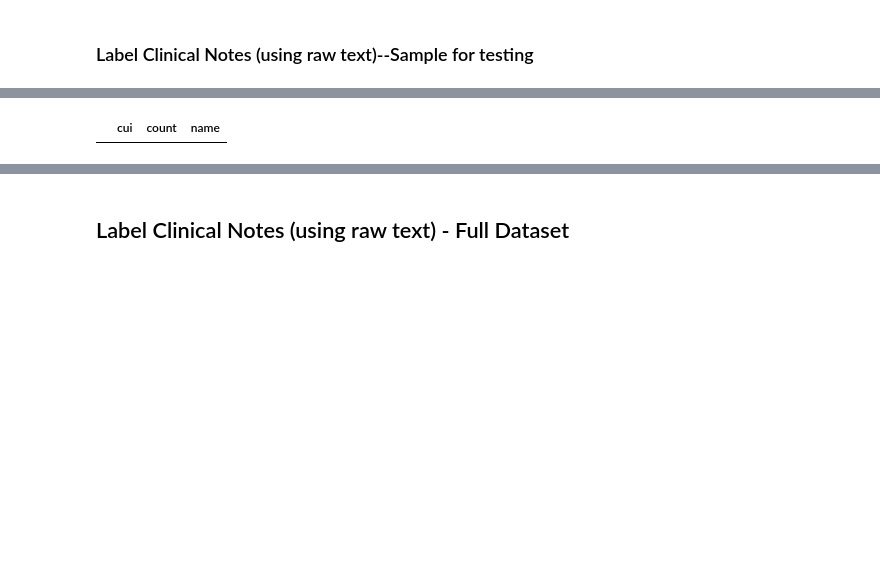
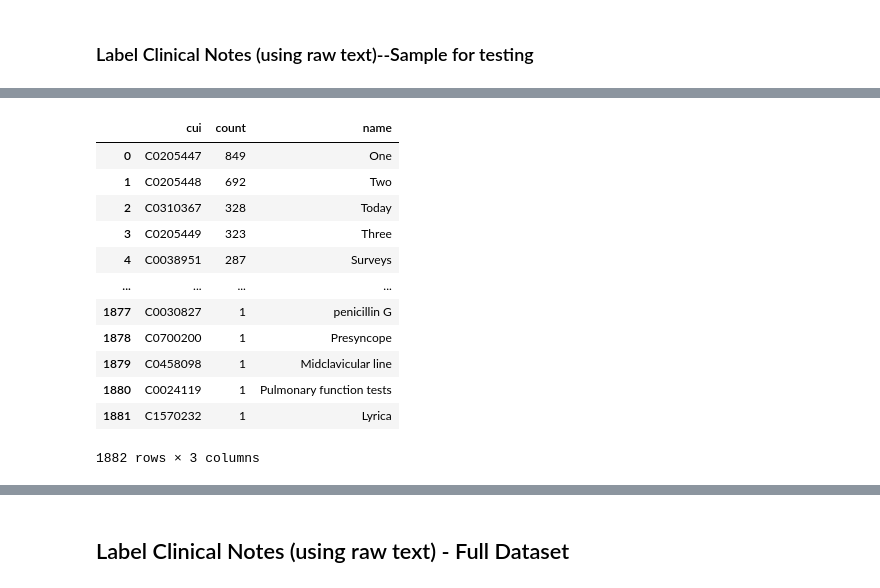
Before and after one commit to April-Taylor/NLP-Qualifications-Project, a Jupyter notebook: Revised_Paired_MIMIC_NLP_ATaylor_Project.ipynb, the cells around one changed output, grey strips where cells are left out. Cells and saved outputs as stored; diff of their text form; code cells hidden in the pictures; blank space fills up the shorter version.

```diff
--- a/Revised_Paired_MIMIC_NLP_ATaylor_Project.ipynb
+++ b/Revised_Paired_MIMIC_NLP_ATaylor_Project.ipynb
@@ -1498,0 +1518,3 @@ nlp = spacy.load("en_core_web_lg")
+# %%
+# Add the entity linker to the pipeline
+nlp.add_pipe("scispacy_linker", config={"resolve_abbreviations": True, "name": "umls"})
@@ -1621,6 +1664,9 @@ NameError: name 'List' is not defined
 # %%
 # Delete chunk to re-run fresh sample
 delete_linked_chunk(0, 1000, output_dir="linked_sample_chunks")
+
+# Create the linker object
+umls_linker = UMLSLinker(nlp)
 
 # Link 1000 sample notes using ROW_IDs
 sample_subset = noteevents.dropna(subset=["TEXT"]).sample(n=1000, random_state=42)
@@ -1639,8 +1685,7 @@ linked_sample_results = umls_linker.link_and_save_chunks(
 # Store to DataFrame
 sample_df = pd.DataFrame(linked_sample_results, columns=["ROW_ID", "LINKED_CUIS"])
 
-# Summarize high-confidence CUIs
-summary = summarize_cui_counts(sample_df, linker=umls_linker, min_score=0.85)
-summary.head()
+
+sample_df.head()
 # %% [output]
 ✅ Deleted chunk file: linked_sample_chunks/linked_0_1000.pkl
@@ -1704,7 +1732,37 @@ linked_sample_results[:1]
-# %%
-sample_df = pd.DataFrame(linked_sample_results, columns=["TEXT", "LINKED_CUIS"])
+# %%
+def summarize_cui_counts(df, linker, column="LINKED_CUIS", min_score=0.85):
+    # Extract CUIs with score >= threshold
+    filtered_cuis = [
+        cui for row in df[column] for cui in row if cui[1] >= min_score
+    ]
+    # Get CUI strings only
+    cuis = [cui[0] for cui in filtered_cuis]
+
+    # Count CUIs
+    counts = pd.Series(cuis).value_counts().reset_index()
+    counts.columns = ["cui", "count"]
+
+    # Map to canonical names
+    counts["name"] = counts["cui"].apply(
+        lambda cui: linker.linker.kb.cui_to_entity[cui].canonical_name
+        if cui in linker.linker.kb.cui_to_entity else "UNKNOWN"
+    )
+
+    return counts
 # %%
-cui_summary = summarize_cui_counts(sample_df, linker=umls_linker)
-cui_summary.head()
+summary = summarize_cui_counts(sample_df, linker=umls_linker, min_score=0.85)
+display(summary)
 # %% [output]
 |  | cui | count | name |
+| 0 | C0205447 | 849 | One |
+| 1 | C0205448 | 692 | Two |
+| 2 | C0310367 | 328 | Today |
+| 3 | C0205449 | 323 | Three |
+| 4 | C0038951 | 287 | Surveys |
+| ... | ... | ... | ... |
+| 1877 | C0030827 | 1 | penicillin G |
+| 1878 | C0700200 | 1 | Presyncope |
+| 1879 | C0458098 | 1 | Midclavicular line |
+| 1880 | C0024119 | 1 | Pulmonary function tests |
+| 1881 | C1570232 | 1 | Lyrica |
+1882 rows × 3 columns
```
Also changed, not shown: parts of 24 cells of this notebook, 1 other file.
